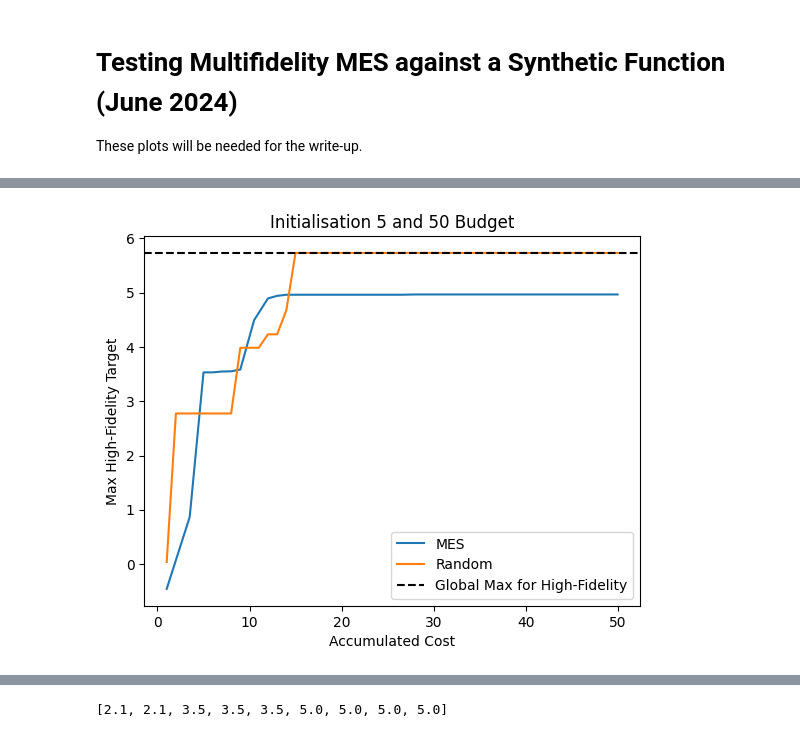
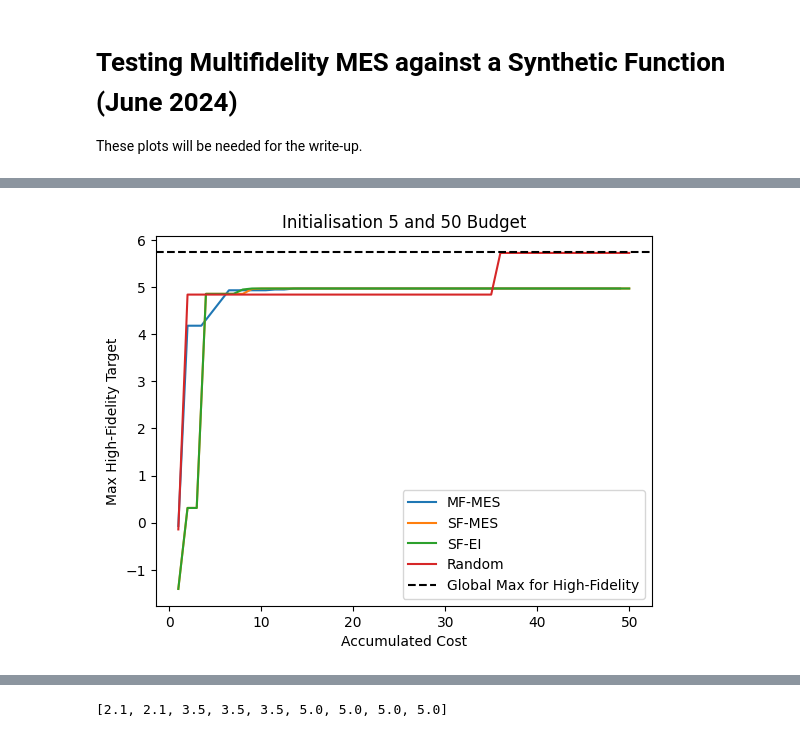
Before and after one commit to kernelCruncher/MFBO, a Jupyter notebook: notebooks/MESSyntheticFunction.ipynb, the cells around one changed output, grey strips where cells are left out. Drawn from its saved outputs; the diff is of its cells as text; code cells hidden in the pictures.

```diff
--- a/notebooks/MESSyntheticFunction.ipynb
+++ b/notebooks/MESSyntheticFunction.ipynb
@@ -101,6 +123,6 @@ file = setUpSampleSpace(2000)
 # train_X, train_obj, domain, index_store, budget = setUpInitialData(file, 10)
 # %%
-def runMes(model, Xrpr):
+def runMes(model, Xrpr, previous_evaluations=None):
     Xrpr = torch.tensor(Xrpr)
     bounds = torch.tensor([[0.0] * Xrpr.shape[1], [1.0] * Xrpr.shape[1]])
     candidate_set = bounds[0] + (bounds[1] - bounds[0]) * torch.rand(10000, 1)
@@ -148,6 +170,16 @@ def runKG(model, Xrpr):
         )
     acquisitionScores =  acquisition.evaluate(Xrpr.reshape(-1,1, Xrpr.shape[1]), bounds=bounds).detach()
     return acquisitionScores
+# %%
+def runEI(model, Xrpr, previous_evaluations):
+    Xrpr = torch.tensor(Xrpr)
+    acquisition = ExpectedImprovement(
+            model=model,
+            best_f= max(previous_evaluations)
+        )
+
+    acquisitionScores =  acquisition.forward(Xrpr.reshape(-1,1, Xrpr.shape[1]) ).detach()
+    return acquisitionScores
 # %%
 def optimiseAcquisitionFunction(sortedAcqusitionScores, domain, trainingData, index_store):
     # X_detached = trainingData.detach().numpy()
@@ -165,7 +197,16 @@ def optimiseAcquisitionFunction(sortedAcqusitionScores, domain, trainingData, in
             return domain[sortedAcqusitionScores[i], 0], domain[sortedAcqusitionScores[i], 1], domain[sortedAcqusitionScores[i], 2]
             # , sortedAcqusitionScores[i]
 # %%
-def run_entire_cycle(train_x_full, train_obj, domain, fidelity_history, index_store, func, no_of_iterations=100000, allocated_budget=100000):
+def run_entire_cycle(train_x_full,
+                     train_obj,
+                     domain,
+                     fidelity_history,
+                     index_store,
+                     func,
+                     sf=False,
+                     no_of_iterations=100000,
+                     allocated_budget=100000
+                     ):
     train_x_full = copy.deepcopy(train_x_full)
     train_obj = copy.deepcopy(train_obj)
     fidelity_history = copy.deepcopy(fidelity_history)
@@ -180,10 +221,10 @@ def run_entire_cycle(train_x_full, train_obj, domain, fidelity_history, index_st
         # as at most we can add 1. If we instead only add 0.5, you could argue that stopping at 39.5 is premature
         # and we could go another step since it's possible to get another low-fidelity point, but this does not interest us.
         # It's the high-fidelity points we care about and then that would exceed the budget.
-        model = SingleTaskMultiFidelityGP(train_x_full, train_obj, data_fidelity=1)
+        model = SingleTaskGP(train_x_full, train_obj) if sf else SingleTaskMultiFidelityGP(train_x_full, train_obj, data_fidelity=1)
         mll = ExactMarginalLogLikelihood(model.likelihood, model)
         fit_gpytorch_mll(mll)
-        acquisitionScores = func(model=model, Xrpr=domain_X_only)
+        acquisitionScores = func(model=model, Xrpr=domain_X_only, previous_evaluations=train_obj)
         sorted_acqusition_scores = acquisitionScores.argsort(descending=True)
         top_candidate, fidelity, evaluation = optimiseAcquisitionFunction(sorted_acqusition_scores, domain, train_x_full, index_store)
         fidelity_history.append(fidelity)
@@ -198,7 +239,7 @@ def run_entire_cycle(train_x_full, train_obj, domain, fidelity_history, index_st
 
 def run_entire_cycle_random(no_of_iterations, domain):
     #Here we will only consider high-fidelity points since we are just randomly choosing points and ignore the intitial sample.
-    #Since high-fidelity points have a fidleity of 1 this means the allocated_budget is the same as the number of iterations.
+    #Since high-fidelity points have a fidelity of 1 this means the allocated_budget is the same as the number of iterations.
     high_fidelity_points = domain[np.where(domain[:, 1] == 1.0)]
     number_of_hf_points = len(high_fidelity_points)
     index_store = random.sample(range(number_of_hf_points), no_of_iterations)
@@ -228 +305,9 @@ train_x_full_rand, train_obj_rand, cumulative_cost_rand, index_store_rand= run_e
+# %%
+modelDict = {
+    "MF-MES": (train_x_full_mes, train_obj_mes, cumulative_cost_mes),
+    "SF-MES": (train_x_full_sfmes, train_obj_sfmes, cumulative_cost_sfmes),
+    "SF-EI" : (train_x_full_ei, train_obj_ei, cumulative_cost_ei),
+    "Random": (train_x_full_rand, train_obj_rand, cumulative_cost_rand)
+             }
+dict_filename = save_dictionary(modelDict, batch=False)
 # %%
@@ -277,26 +365,23 @@ plot_histogram(domain)
 # %%
 # Here we plot the maximum high-fidelity target reached so far with a given cost.
 def plot_cost(domain, dictionary, title):
     max_in_space= np.max(domain[np.where(domain[:, 1] == 1.0)])
     for search_alg in dictionary:
         train_x_full, train_obj, cumulative_cost = dictionary[search_alg]
         cumulative_cost_array = np.array(cumulative_cost)
         hf_indices = np.where(train_x_full[:, 1]==1.0)
         high_fidelity_obj = train_obj[np.where(train_x_full[:, 1]==1.0)].detach().numpy()
         accum_target = []
         for i in range(len(high_fidelity_obj)):
             accum_target.append(max(high_fidelity_obj[0:i+1]))
 
         plt.plot(cumulative_cost_array[hf_indices ], accum_target, label=search_alg)
     plt.axhline(y=max_in_space, color='black', linestyle='--', label='Global Max for High-Fidelity')
     plt.xlabel('Accumulated Cost')
     plt.ylabel('Max High-Fidelity Target')
     plt.title(title)
     plt.legend()
 
-modelDict = {"MES": (train_x_full_mes, train_obj_mes, cumulative_cost_mes),
-             "Random": (train_x_full_rand, train_obj_rand, cumulative_cost_rand)
-             }
 plot_cost(domain, modelDict,f'Initialisation {N_INIT} and {ALLOCATED_BUDGET} Budget' )
 # %% [output]
-[figure, old version]
+[figure, new version]
```
Also changed, not shown: parts of 24 cells of this notebook.
